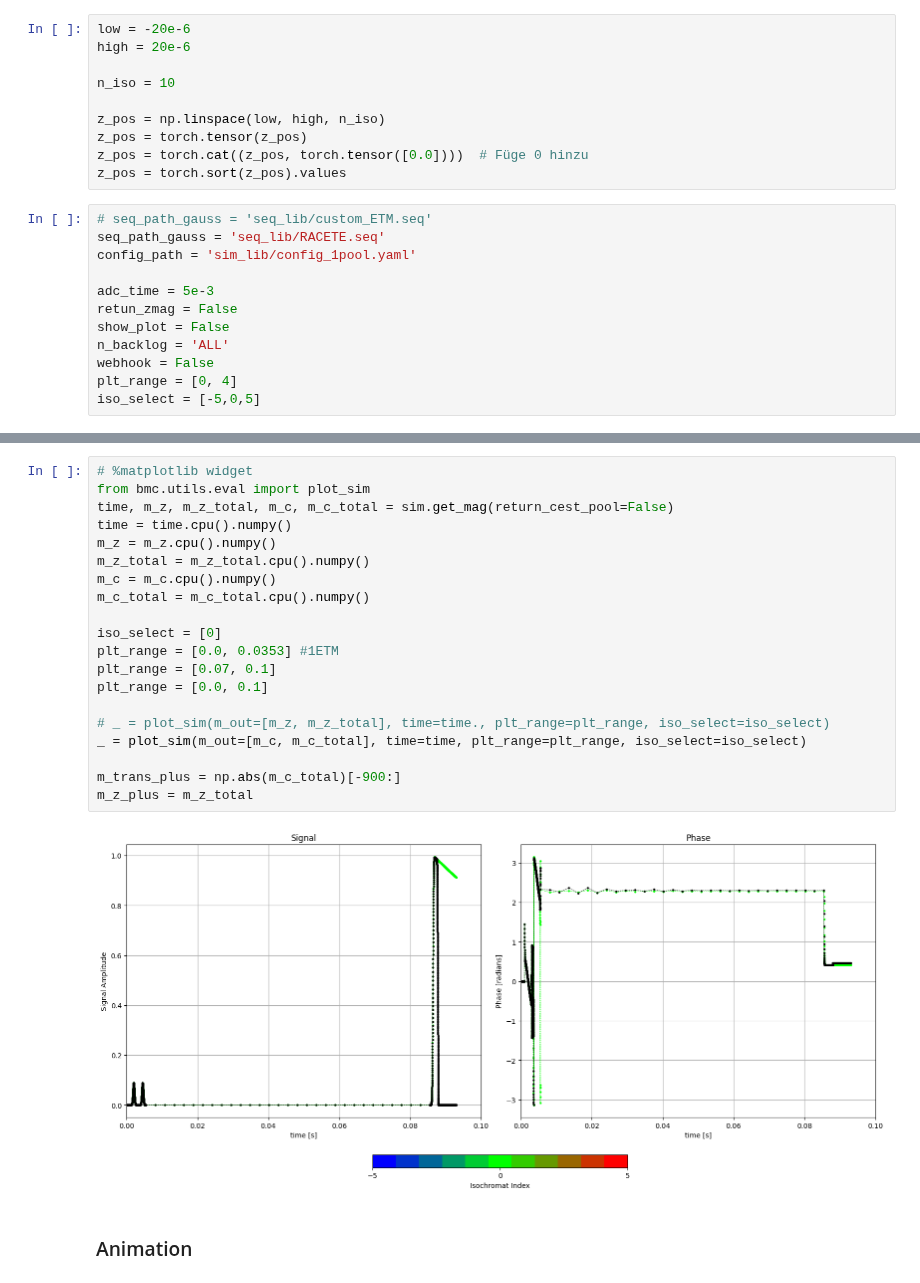
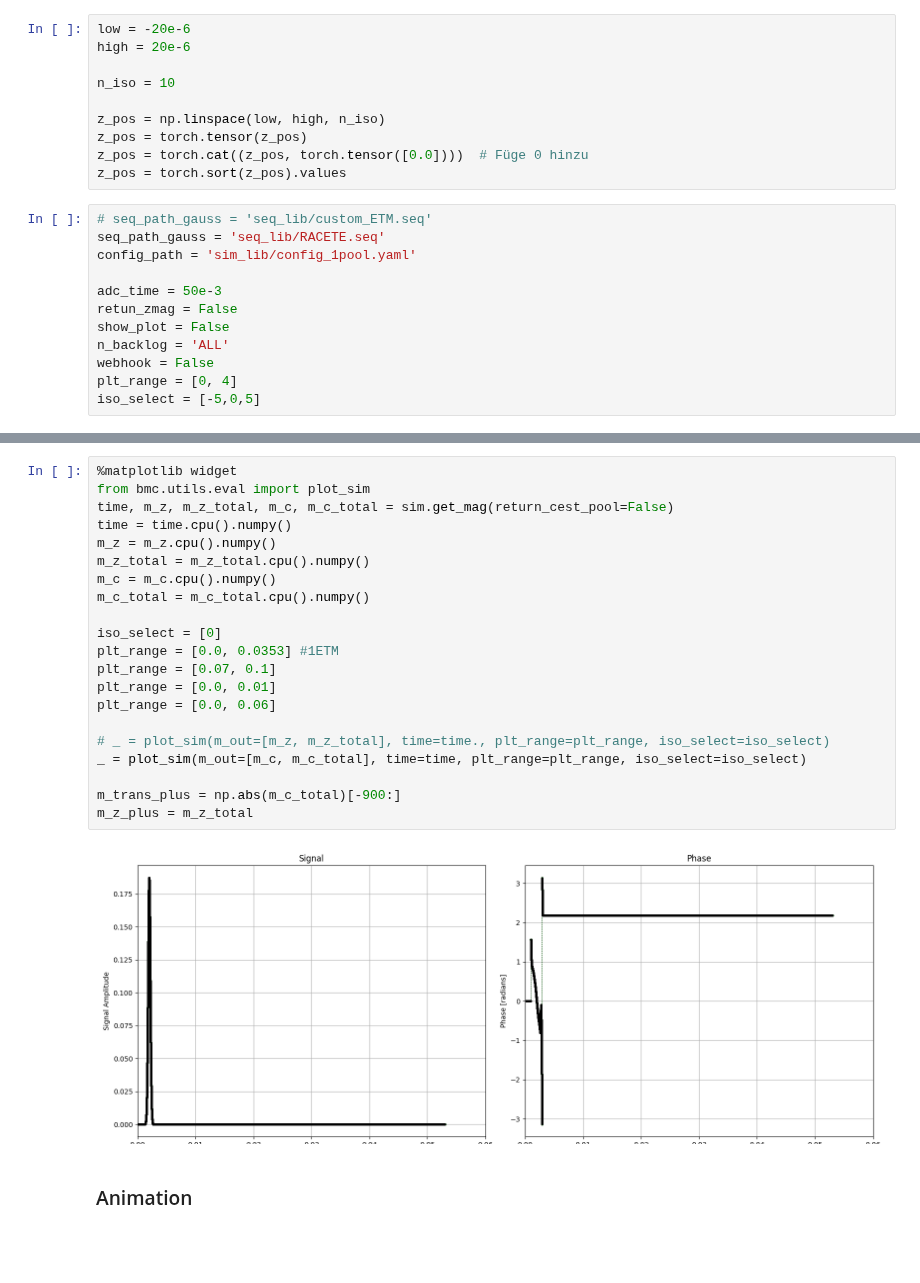
Before and after one commit to dantona02/optim, a Jupyter notebook: testing.ipynb, the cells around one changed output, grey strips where cells are left out. Drawn from its saved outputs; the diff is of its cells as text; blank space fills up the shorter version.

```diff
--- a/testing.ipynb
+++ b/testing.ipynb
@@ -20,7 +20,7 @@ z_pos = torch.sort(z_pos).values
 seq_path_gauss = 'seq_lib/RACETE.seq'
 config_path = 'sim_lib/config_1pool.yaml'
 
-adc_time = 5e-3
+adc_time = 50e-3
 retun_zmag = False
 show_plot = False
 n_backlog = 'ALL'
@@ -43,25 +43,26 @@ sim = simulate(config_file=config_path,
 # %%
-# %matplotlib widget
+%matplotlib widget
 from bmc.utils.eval import plot_sim
 time, m_z, m_z_total, m_c, m_c_total = sim.get_mag(return_cest_pool=False)
 time = time.cpu().numpy()
 m_z = m_z.cpu().numpy()
 m_z_total = m_z_total.cpu().numpy()
 m_c = m_c.cpu().numpy()
 m_c_total = m_c_total.cpu().numpy()
 
 iso_select = [0]
 plt_range = [0.0, 0.0353] #1ETM
 plt_range = [0.07, 0.1]
-plt_range = [0.0, 0.1]
+plt_range = [0.0, 0.01]
+plt_range = [0.0, 0.06]
 
 # _ = plot_sim(m_out=[m_z, m_z_total], time=time., plt_range=plt_range, iso_select=iso_select)
 _ = plot_sim(m_out=[m_c, m_c_total], time=time, plt_range=plt_range, iso_select=iso_select)
 
 m_trans_plus = np.abs(m_c_total)[-900:]
 m_z_plus = m_z_total
 # %% [output]
-[figure, old version]
+[figure, new version]
 # %% [markdown]
 ### Animation
 # %%
```
Also changed, not shown: parts of 1 cell of this notebook, 4 other files.
